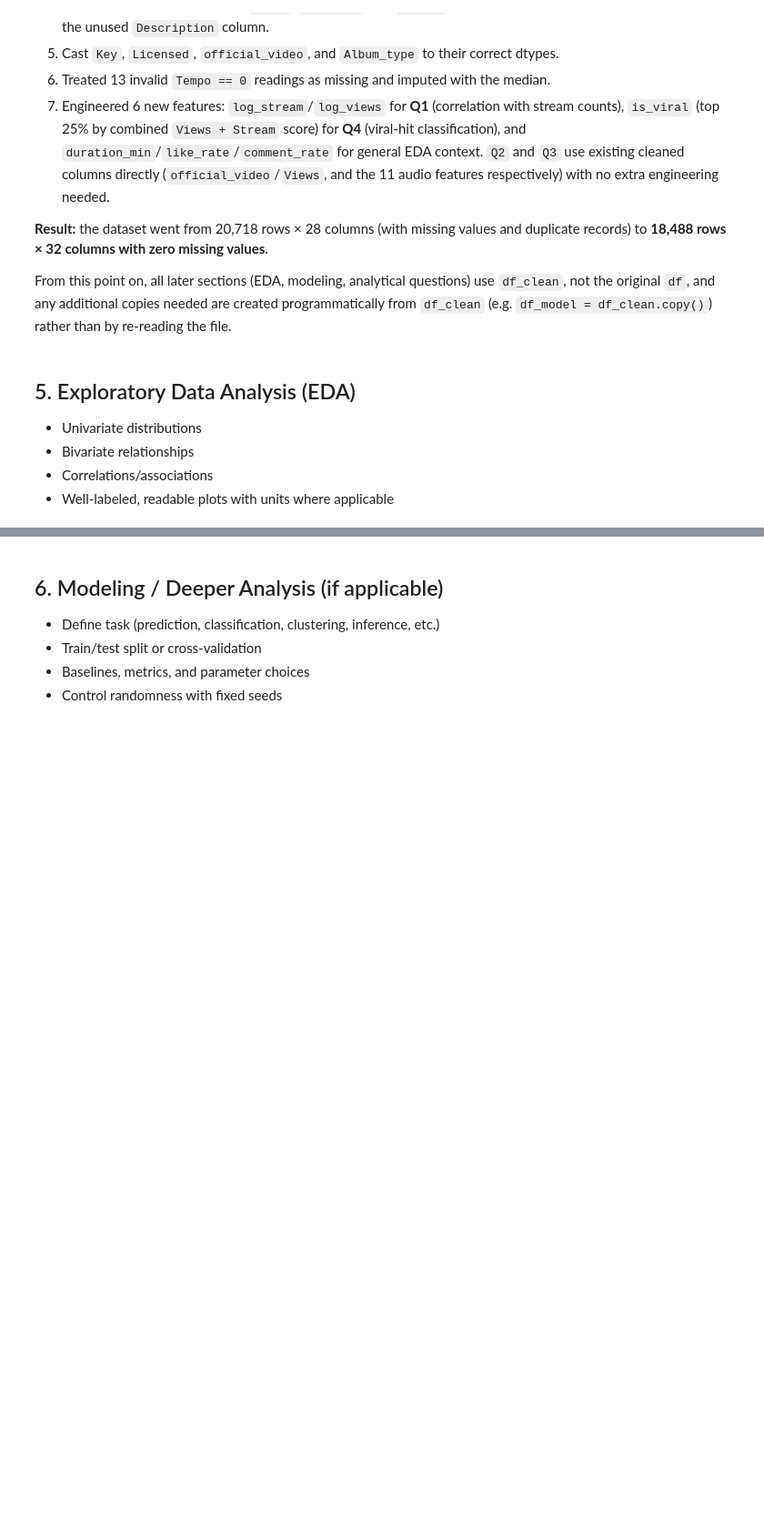
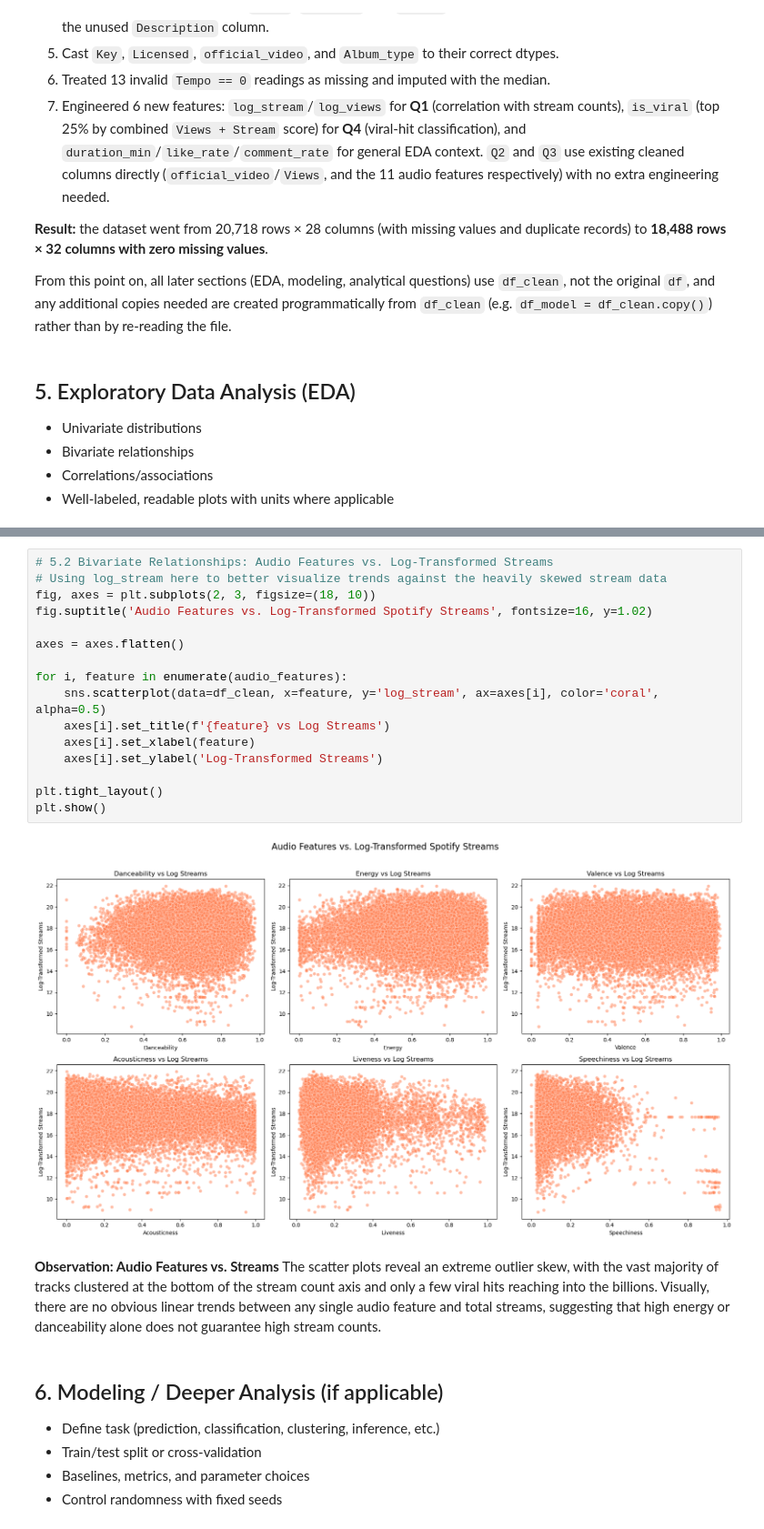
Before and after one commit to chanjyi/Spotify-vs-Youtube, a Jupyter notebook: TT6L_G5_Notebook.ipynb, the cells around one changed output, grey strips where cells are left out. Shown at 91% size. Cells and saved outputs as stored; diff of their text form; blank space fills up the shorter version.

```diff
--- a/TT6L_G5_Notebook.ipynb
+++ b/TT6L_G5_Notebook.ipynb
@@ -920,3 +952,24 @@ From this point on, all later sections (EDA, modeling, analytical questions) use
+# %%
+# 5.2 Bivariate Relationships: Audio Features vs. Log-Transformed Streams
+# Using log_stream here to better visualize trends against the heavily skewed stream data
+fig, axes = plt.subplots(2, 3, figsize=(18, 10))
+fig.suptitle('Audio Features vs. Log-Transformed Spotify Streams', fontsize=16, y=1.02)
+
+axes = axes.flatten()
+
+for i, feature in enumerate(audio_features):
+    sns.scatterplot(data=df_clean, x=feature, y='log_stream', ax=axes[i], color='coral', alpha=0.5)
+    axes[i].set_title(f'{feature} vs Log Streams')
+    axes[i].set_xlabel(feature)
+    axes[i].set_ylabel('Log-Transformed Streams')
+
+plt.tight_layout()
+plt.show()
+# %% [output]
+[figure, added]
+# %% [markdown]
+**Observation: Audio Features vs. Streams**
+The scatter plots reveal an extreme outlier skew, with the vast majority of tracks clustered at the bottom of the stream count axis and only a few viral hits reaching into the billions. Visually, there are no obvious linear trends between any single audio feature and total streams, suggesting that high energy or danceability alone does not guarantee high stream counts.
 # %% [markdown]
 ## 6. Modeling / Deeper Analysis (if applicable)
 - Define task (prediction, classification, clustering, inference, etc.)
```
Also changed, not shown: parts of 13 cells of this notebook.
